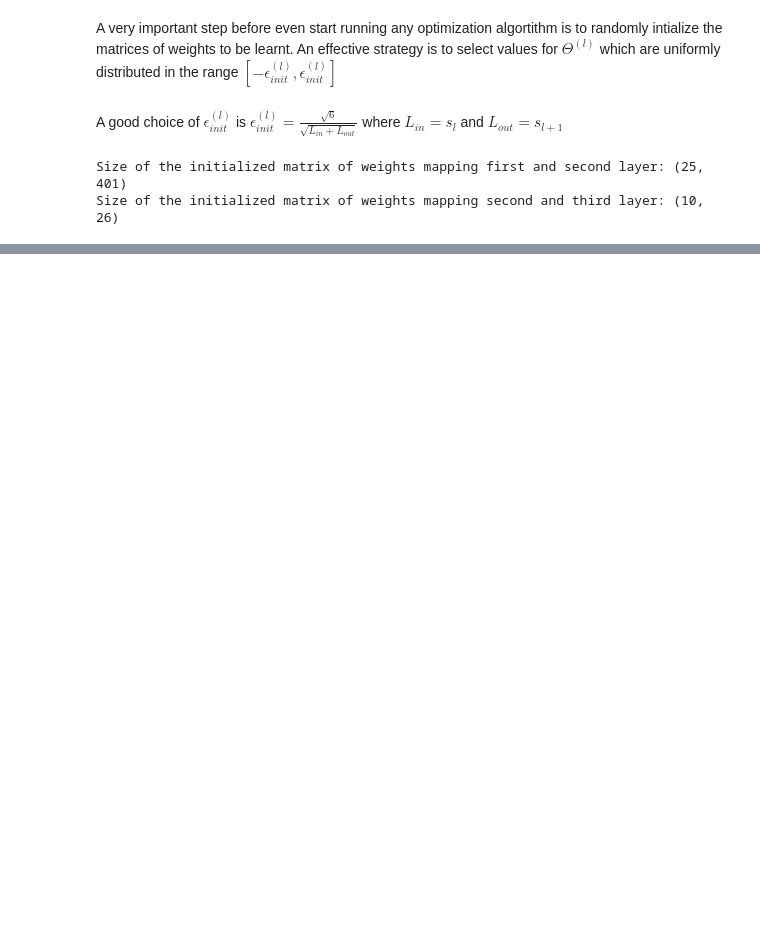
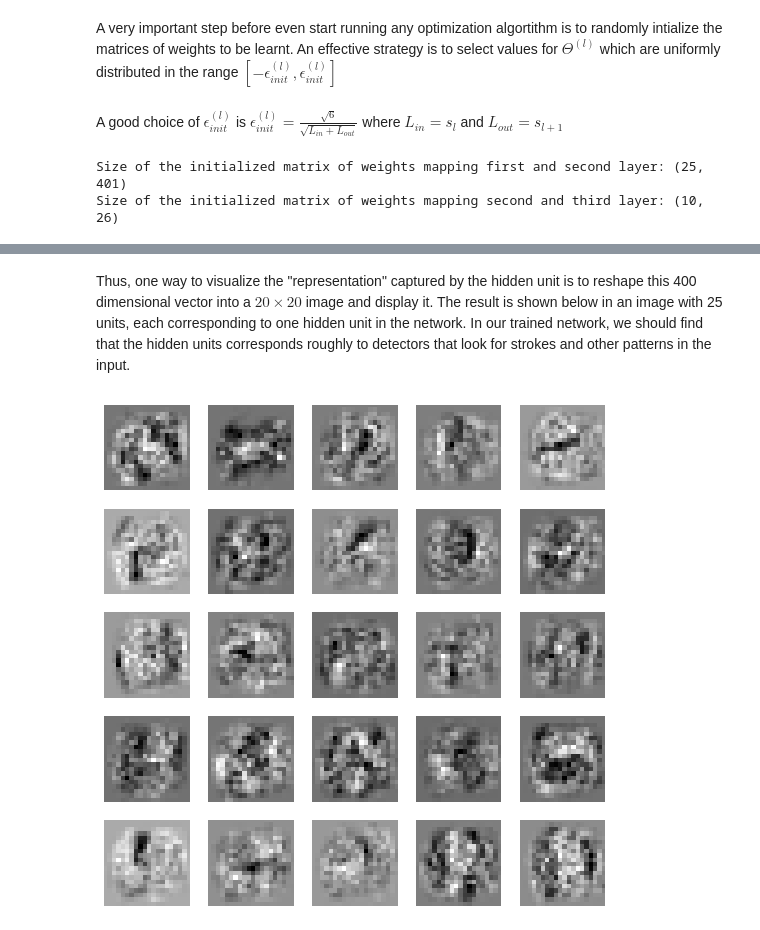
Before and after one commit to FraPochetti/Machine_Learning, a Jupyter notebook: mlclass-ex4-005/mlclass-ex4/Neural-Networks-numpy.ipynb, the cells around one changed output, grey strips where cells are left out. Drawn from its saved outputs; the diff is of its cells as text; code cells hidden in the pictures; blank space fills up the shorter version.

```diff
--- a/mlclass-ex4-005/mlclass-ex4/Neural-Networks-numpy.ipynb
+++ b/mlclass-ex4-005/mlclass-ex4/Neural-Networks-numpy.ipynb
@@ -317,6 +342,10 @@ def computeNumericalGradient(nnForwardPropCost, theta, input_layer_size, hidden_
 input_layer_size  = 400  # 20x20 Input Images of Digits
 hidden_layer_size = 25   # 25 hidden units
 num_labels = 10 # 10 labels, from 1 to 10
+
+mat4 = scipy.io.loadmat('C:\\Users\\pochetti\Machine_Learning\\mlclass-ex4-005\\mlclass-ex4\ex4data1.mat')
+X = mat4['X']
+y = mat4['y']
 
 weights = scipy.io.loadmat('C:\\Users\\pochetti\Machine_Learning\\mlclass-ex4-005\\mlclass-ex4\ex4weights.mat')
 InputHidden = weights['Theta1']
@@ -408,0 +521,6 @@ np.zeros(4).shape
+# %% [markdown]
+Thus, one way to visualize the "representation" captured by the hidden unit is to reshape this 400 dimensional vector into a $20 \times 20$ image and display it. The result is shown below in an image with 25 units, each corresponding to one hidden unit in the network. In our trained network, we should find that the hidden units corresponds roughly to detectors that look for strokes and other patterns in the input.
+# %%
+displayData(InputHidden[:,1:], 25)
+# %% [output]
+[figure, added]
```
Also changed, not shown: parts of 37 cells of this notebook.
